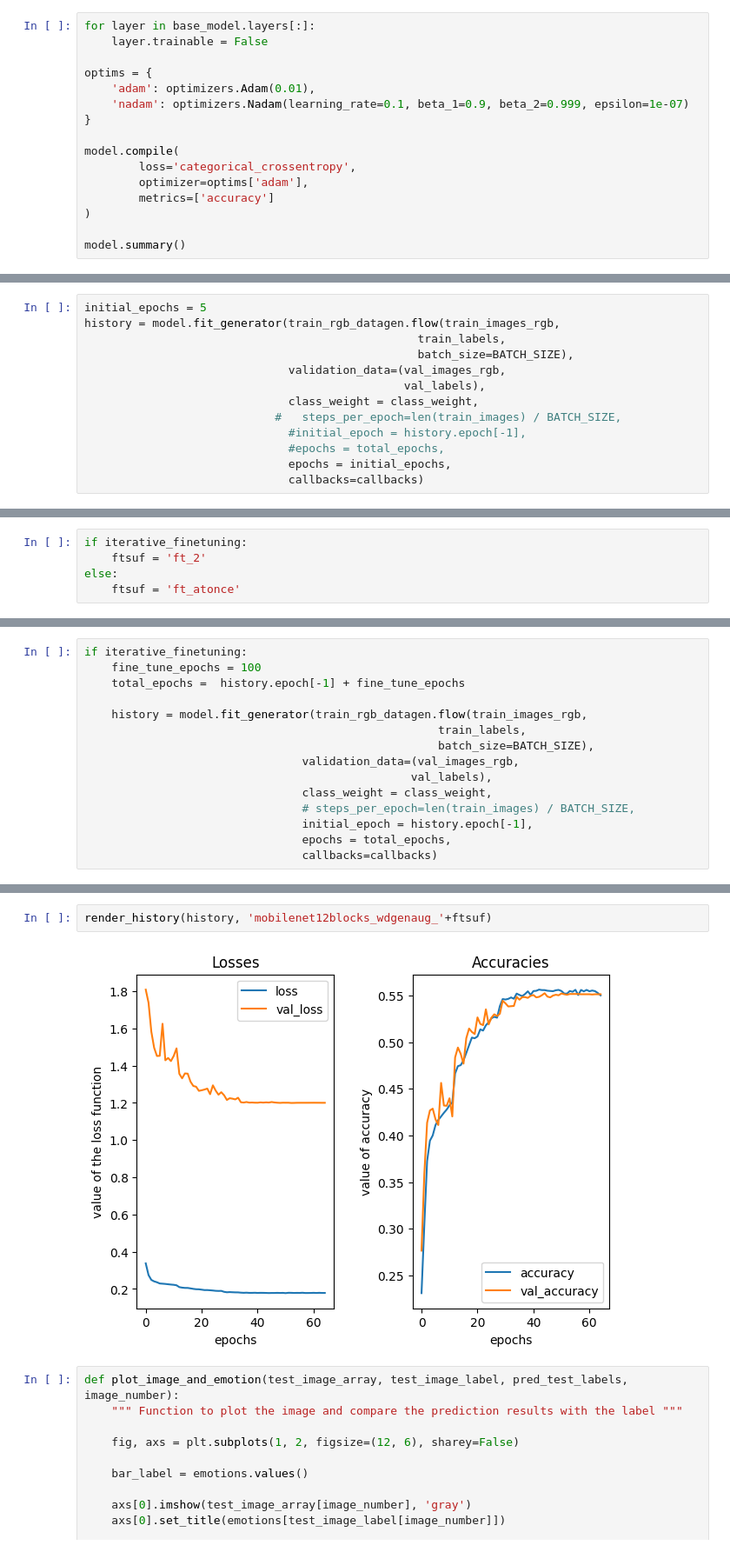
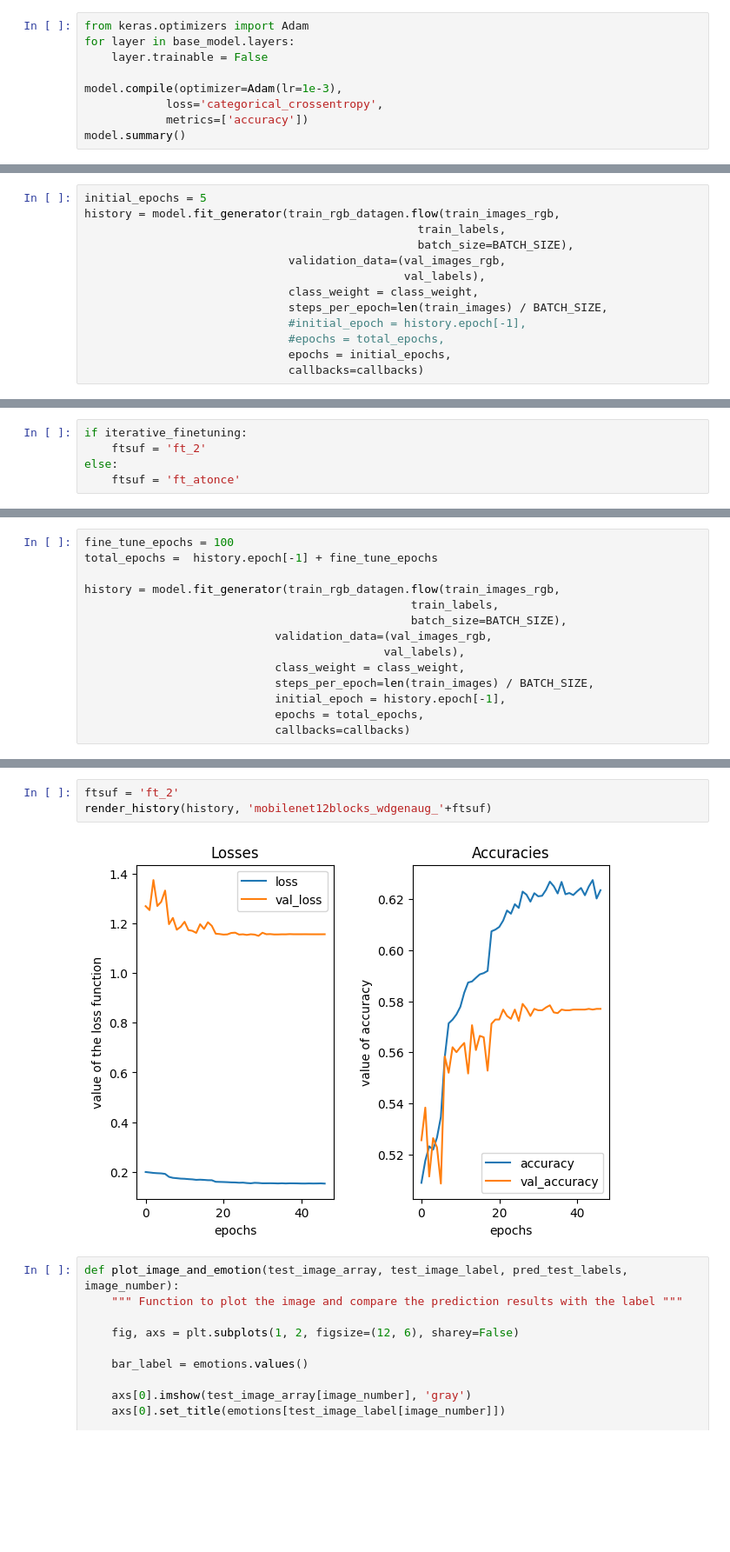
Before and after one commit to unclethien/Facial-Expression-Recognition, a Jupyter notebook: facial 2.ipynb, the cells around one changed output, grey strips where cells are left out. Shown at 87% size. Drawn from its saved outputs; the diff is of its cells as text; blank space fills up the shorter version.

```diff
--- a/facial 2.ipynb
+++ b/facial 2.ipynb
@@ -323,17 +280,10 @@ _________________________________________________________________
 # %%
-for layer in base_model.layers[:]:
+from keras.optimizers import Adam
+for layer in base_model.layers:
     layer.trainable = False
 
-optims = {
-    'adam': optimizers.Adam(0.01),
-    'nadam': optimizers.Nadam(learning_rate=0.1, beta_1=0.9, beta_2=0.999, epsilon=1e-07)
-}
-
-model.compile(
-        loss='categorical_crossentropy',
-        optimizer=optims['adam'],
-        metrics=['accuracy']
-)
-
+model.compile(optimizer=Adam(lr=1e-3),
+            loss='categorical_crossentropy',
+            metrics=['accuracy'])
 model.summary()
 # %% [output]
@@ -364,7 +315,7 @@ history = model.fit_generator(train_rgb_datagen.flow(train_images_rgb,
                               validation_data=(val_images_rgb,
                                                val_labels),
                               class_weight = class_weight,
-                            #   steps_per_epoch=len(train_images) / BATCH_SIZE,
+                              steps_per_epoch=len(train_images) / BATCH_SIZE,
                               #initial_epoch = history.epoch[-1],
                               #epochs = total_epochs,
                               epochs = initial_epochs,
@@ -433,18 +382,17 @@ Non-trainable params: 286912 (1.09 MB)
 _________________________________________________________________
 # %%
-if iterative_finetuning:
-    fine_tune_epochs = 100
-    total_epochs =  history.epoch[-1] + fine_tune_epochs
+fine_tune_epochs = 100
+total_epochs =  history.epoch[-1] + fine_tune_epochs
 
-    history = model.fit_generator(train_rgb_datagen.flow(train_images_rgb,
-                                                    train_labels,
-                                                    batch_size=BATCH_SIZE),
-                                validation_data=(val_images_rgb,
-                                                val_labels),
-                                class_weight = class_weight,
-                                # steps_per_epoch=len(train_images) / BATCH_SIZE,
-                                initial_epoch = history.epoch[-1],
-                                epochs = total_epochs,
-                                callbacks=callbacks)
+history = model.fit_generator(train_rgb_datagen.flow(train_images_rgb,
+                                                train_labels,
+                                                batch_size=BATCH_SIZE),
+                            validation_data=(val_images_rgb,
+                                            val_labels),
+                            class_weight = class_weight,
+                            steps_per_epoch=len(train_images) / BATCH_SIZE,
+                            initial_epoch = history.epoch[-1],
+                            epochs = total_epochs,
+                            callbacks=callbacks)
 # %% [output]
 Epoch 5/104
@@ -474,7 +409,8 @@ test caccuracy: 0.5500139594078064
 # %%
+ftsuf = 'ft_2'
 render_history(history, 'mobilenet12blocks_wdgenaug_'+ftsuf)
 # %% [output]
-[figure, old version]
+[figure, new version]
 # %%
 def plot_image_and_emotion(test_image_array, test_image_label, pred_test_labels, image_number):
     """ Function to plot the image and compare the prediction results with the label """
```
Also changed, not shown: parts of 15 cells of this notebook, 2 other files.
